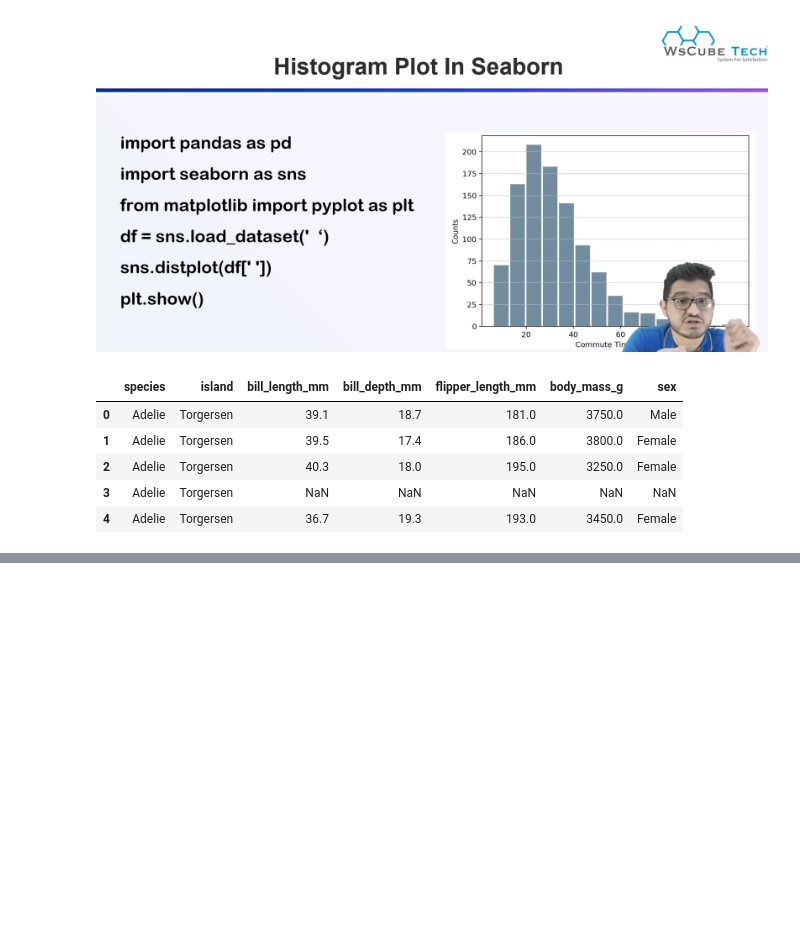
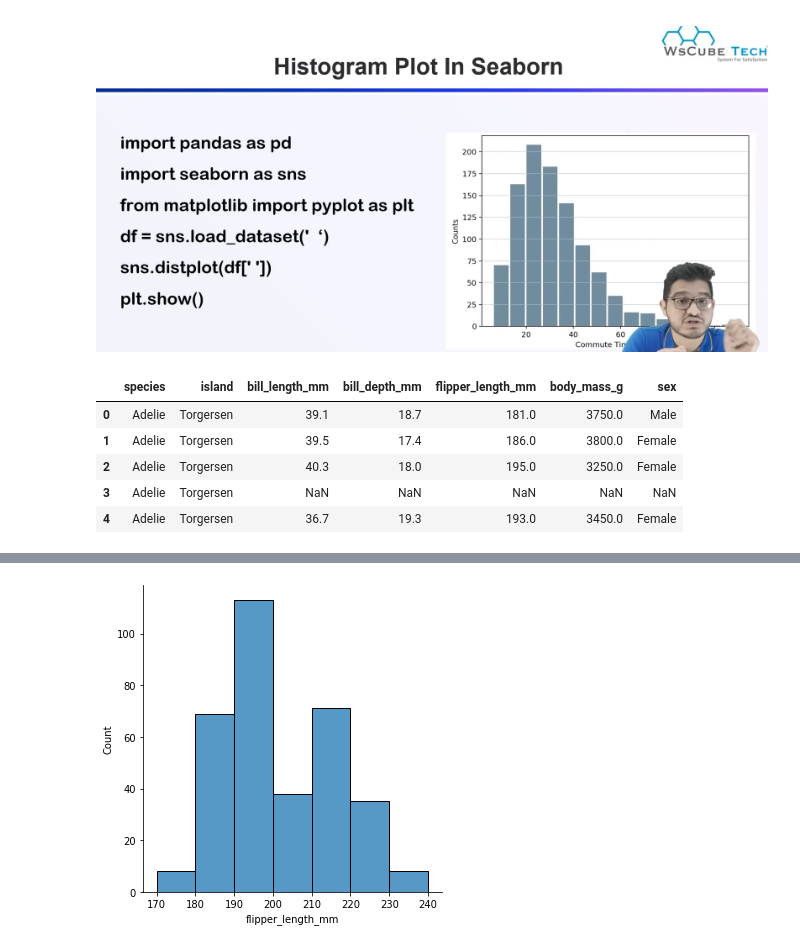
Before and after one commit to praveensinghaws/Python, a Jupyter notebook: wsCubeTech/Seaborn/4. Histogram Plot in Seaborn.ipynb, the cells around one changed output, grey strips where cells are left out. Drawn from its saved outputs; the diff is of its cells as text; code cells hidden in the pictures; blank space fills up the shorter version.

```diff
--- a/wsCubeTech/Seaborn/4. Histogram Plot in Seaborn.ipynb
+++ b/wsCubeTech/Seaborn/4. Histogram Plot in Seaborn.ipynb
@@ -22,0 +33,5 @@ df.head()
+# %%
+# Plot a histogram for "flipper_length_mm" with specified bins
+sns.displot(df["flipper_length_mm"], bins=[170, 180, 190, 200, 210, 220, 230, 240]);
+# %% [output]
+[figure, added]
```
Also changed, not shown: parts of 5 cells of this notebook, 14 other files.
